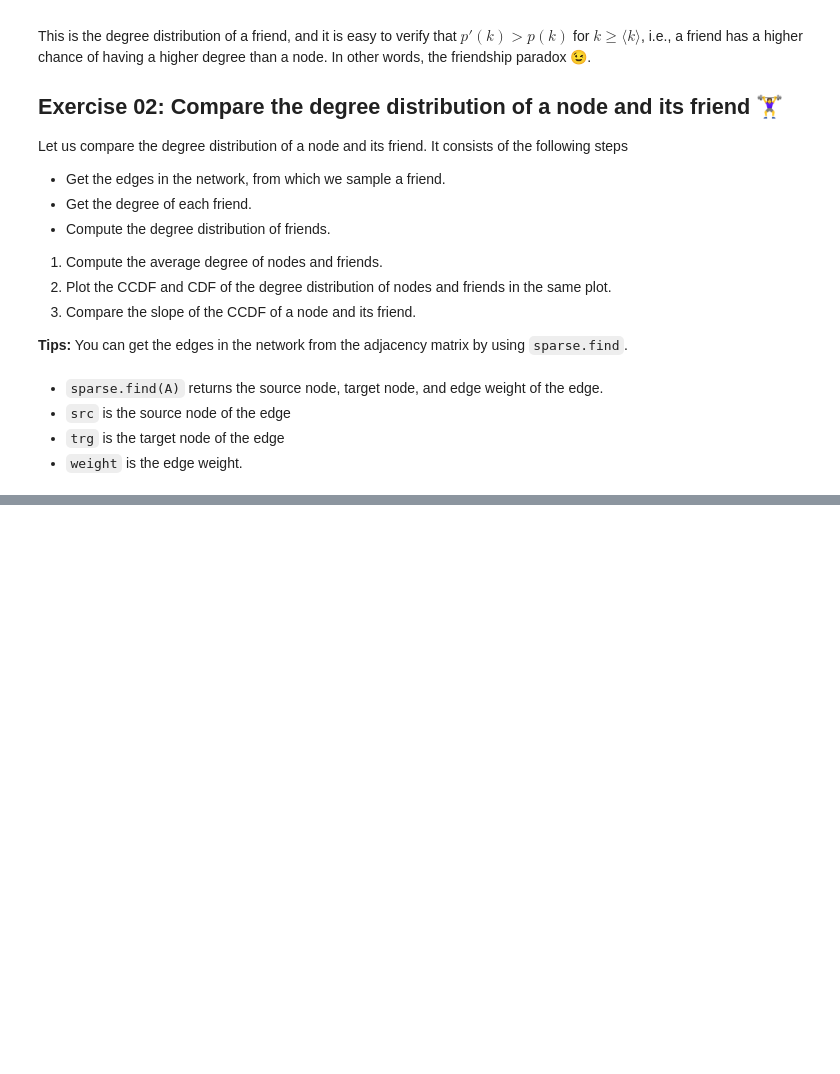
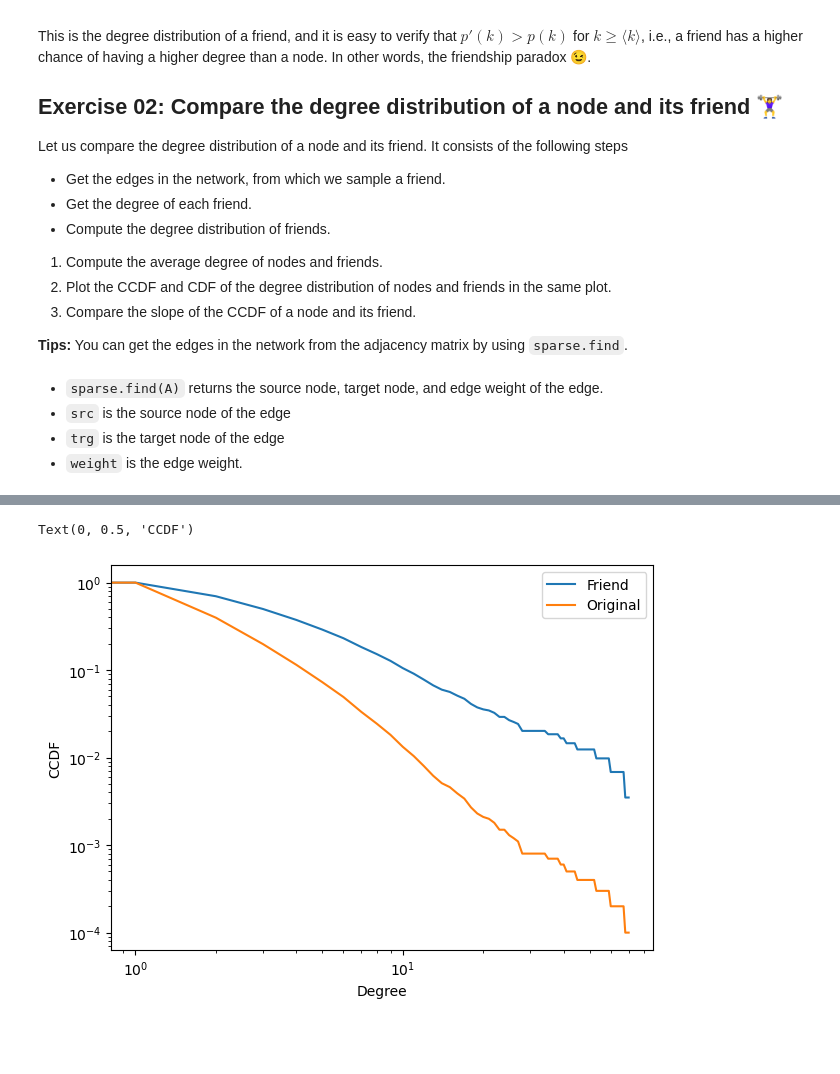
Before and after one commit to skojaku/adv-net-sci, a Jupyter notebook: notebooks/exercise-m04-friendship-paradox.ipynb, the cells around one changed output, grey strips where cells are left out. Saved outputs shown, nothing was run; the diff lists cells and outputs as text; code cells hidden in the pictures; blank space fills up the shorter version.

````diff
--- a/notebooks/exercise-m04-friendship-paradox.ipynb
+++ b/notebooks/exercise-m04-friendship-paradox.ipynb
@@ -153,3 +203,16 @@ src, trg, weight = sparse.find(A)
+# %%
+
+fig, ax = plt.subplots(figsize=(7,5))
+
+ax = sns.lineplot(x=np.arange(len(p_deg_friend_cdf)), y=p_deg_friend_ccdf, label = "Friend", ax = ax)
+ax = sns.lineplot(x=np.arange(len(p_deg_friend_cdf)), y=p_deg_ccdf, label = "Original", ax = ax)
+ax.set_xscale('log')
+ax.set_yscale('log')
+ax.set_xlabel('Degree')
+ax.set_ylabel('CCDF')
+# %% [output]
+Text(0, 0.5, 'CCDF')
+[figure, added]
 # %% [markdown]
 ```{footbibliography}
 ```
````
Also changed, not shown: parts of 6 cells of this notebook, 4 other files.
